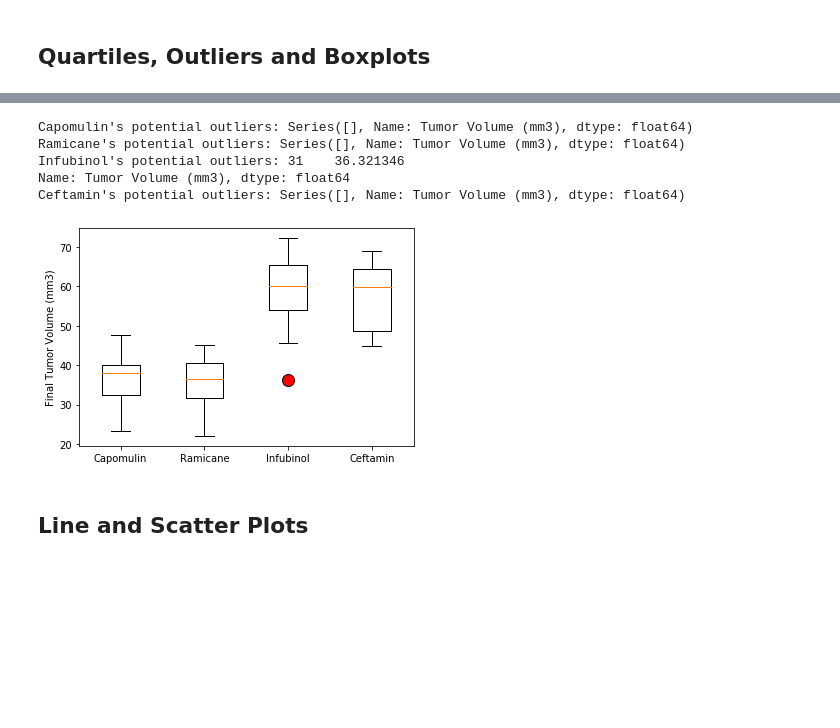
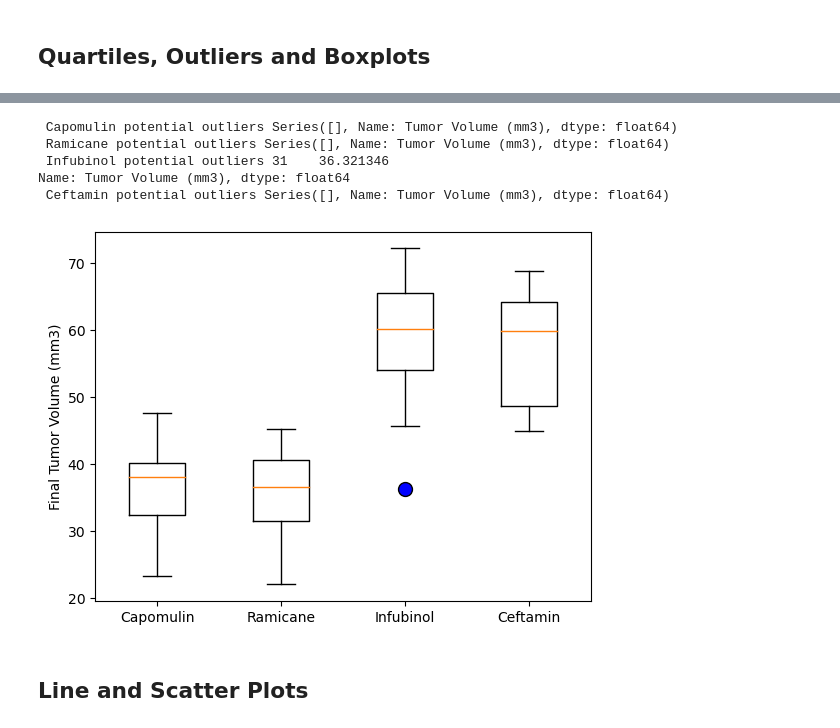
Before and after one commit to Jade-88/Pymaceuticals, a Jupyter notebook: pymaceuticals_starter.ipynb, the cells around one changed output, grey strips where cells are left out. Drawn from its saved outputs; the diff is of its cells as text; code cells hidden in the pictures; blank space fills up the shorter version.

```diff
--- a/pymaceuticals_starter.ipynb
+++ b/pymaceuticals_starter.ipynb
@@ -178,6 +191,9 @@ Name: Tumor Volume (mm3), dtype: float64
 # Capomulin, Ramicane, Infubinol, and Ceftamin
 
 # Start by getting the last (greatest) timepoint for each mouse
-
-
+tumor=clean_mouse.groupby(['Mouse ID'])['Timepoint'].max()
+tumor=tumor.reset_index()
+tumor
 # Merge this group df with the original DataFrame to get the tumor volume at the last timepoint
+tumor_merge=tumor.merge(clean_mouse,how='left', on=['Mouse ID', 'Timepoint'])
+tumor_merge
@@ -184,29 +214,46 @@ Name: Tumor Volume (mm3), dtype: float64
 # %%
 # Put treatments into a list for for loop (and later for plot labels)
-
+treatments=['Capomulin', 'Ramicane', 'Infubinol', 'Ceftamin']
 
 # Create empty list to fill with tumor vol data (for plotting)
-
+tumor_vol_data=[]
 
 # Calculate the IQR and quantitatively determine if there are any potential outliers.
-
+for treat in treatments:
 
     # Locate the rows which contain mice on each drug and get the tumor volumes
-
+    results=tumor_merge.loc[tumor_merge['Drug Regimen']== treat, 'Tumor Volume (mm3)']
 
     # add subset
-
+    tumor_vol_data.append(results)
 
     # Determine outliers using upper and lower bounds
+
+    quartiles=results.quantile([.25,.5,.75])
+    lower=quartiles[.25]
+    upper=quartiles[.75]
+
+    iqr=upper-lower
+    lower=lower-(1.5*iqr)
+    upper=upper+(1.5*iqr)
+
+    outliers = results[(results < lower) | (results > upper)]
+
+    print(f' {treat} potential outliers {outliers}')
 # %% [output]
-Capomulin's potential outliers: Series([], Name: Tumor Volume (mm3), dtype: float64)
-Ramicane's potential outliers: Series([], Name: Tumor Volume (mm3), dtype: float64)
-Infubinol's potential outliers: 31    36.321346
+ Capomulin potential outliers Series([], Name: Tumor Volume (mm3), dtype: float64)
+ Ramicane potential outliers Series([], Name: Tumor Volume (mm3), dtype: float64)
+ Infubinol potential outliers 31    36.321346
 Name: Tumor Volume (mm3), dtype: float64
-Ceftamin's potential outliers: Series([], Name: Tumor Volume (mm3), dtype: float64)
+ Ceftamin potential outliers Series([], Name: Tumor Volume (mm3), dtype: float64)
 # %%
 # Generate a box plot that shows the distrubution of the tumor volume for each treatment group.
+
+colour_dict=dict(markerfacecolor = 'blue', markersize=10)
+plt.boxplot(tumor_vol_data, labels=treatments, flierprops= colour_dict)
+plt.ylabel('Final Tumor Volume (mm3)')
+plt.show()
 # %% [output]
-[figure, old version]
+[figure, new version]
 # %% [markdown]
 ## Line and Scatter Plots
```
Also changed, not shown: parts of 14 cells of this notebook.
